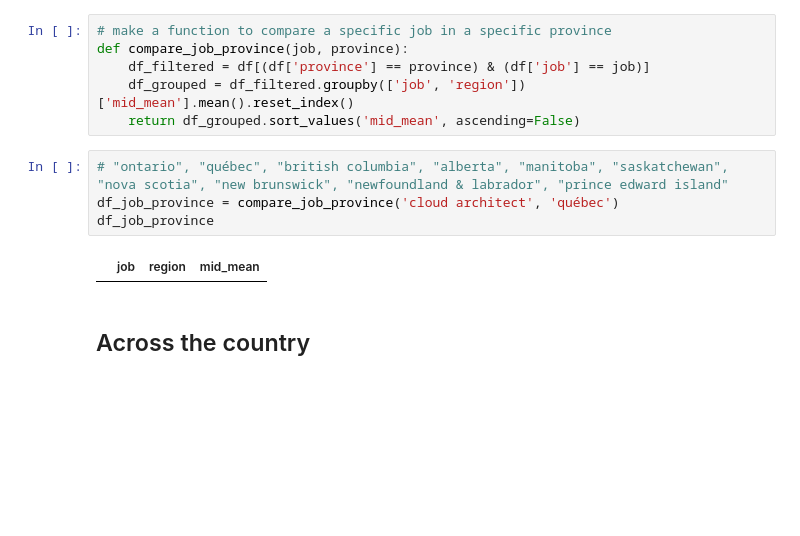
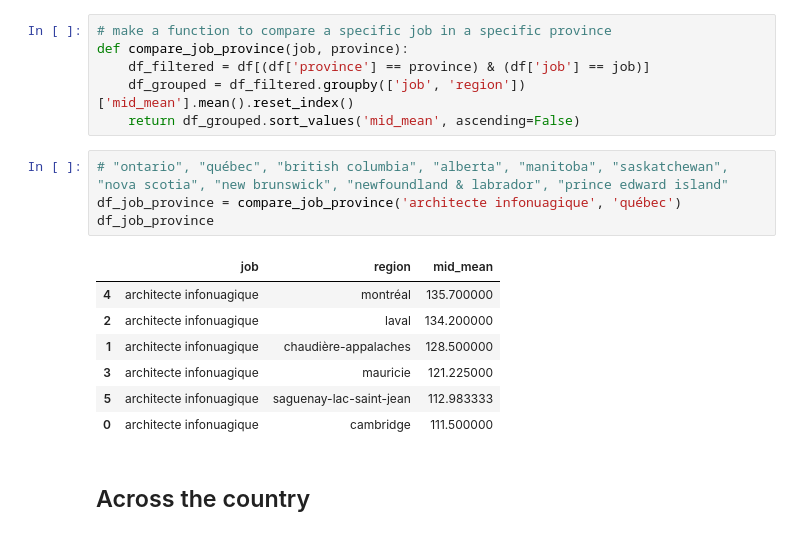
Before and after one commit to AlgoETS/Salary, a Jupyter notebook: sandbox/salary_exploration_2024.ipynb, the cells around one changed output. Saved outputs shown, nothing was run; the diff lists cells and outputs as text; blank space fills up the shorter version.

```diff
--- a/sandbox/salary_exploration_2024.ipynb
+++ b/sandbox/salary_exploration_2024.ipynb
@@ -121,10 +153,16 @@ def compare_job_province(job, province):
     return df_grouped.sort_values('mid_mean', ascending=False)
 # %%
 # "ontario", "québec", "british columbia", "alberta", "manitoba", "saskatchewan", "nova scotia", "new brunswick", "newfoundland & labrador", "prince edward island"
-df_job_province = compare_job_province('cloud architect', 'québec')
+df_job_province = compare_job_province('architecte infonuagique', 'québec')
 df_job_province
 # %% [output]
 |  | job | region | mid_mean |
+| 4 | architecte infonuagique | montréal | 135.700000 |
+| 2 | architecte infonuagique | laval | 134.200000 |
+| 1 | architecte infonuagique | chaudière-appalaches | 128.500000 |
+| 3 | architecte infonuagique | mauricie | 121.225000 |
+| 5 | architecte infonuagique | saguenay-lac-saint-jean | 112.983333 |
+| 0 | architecte infonuagique | cambridge | 111.500000 |
 # %% [markdown]
 ## Across the country
 # %%
```
Also changed, not shown: parts of 4 cells of this notebook.
